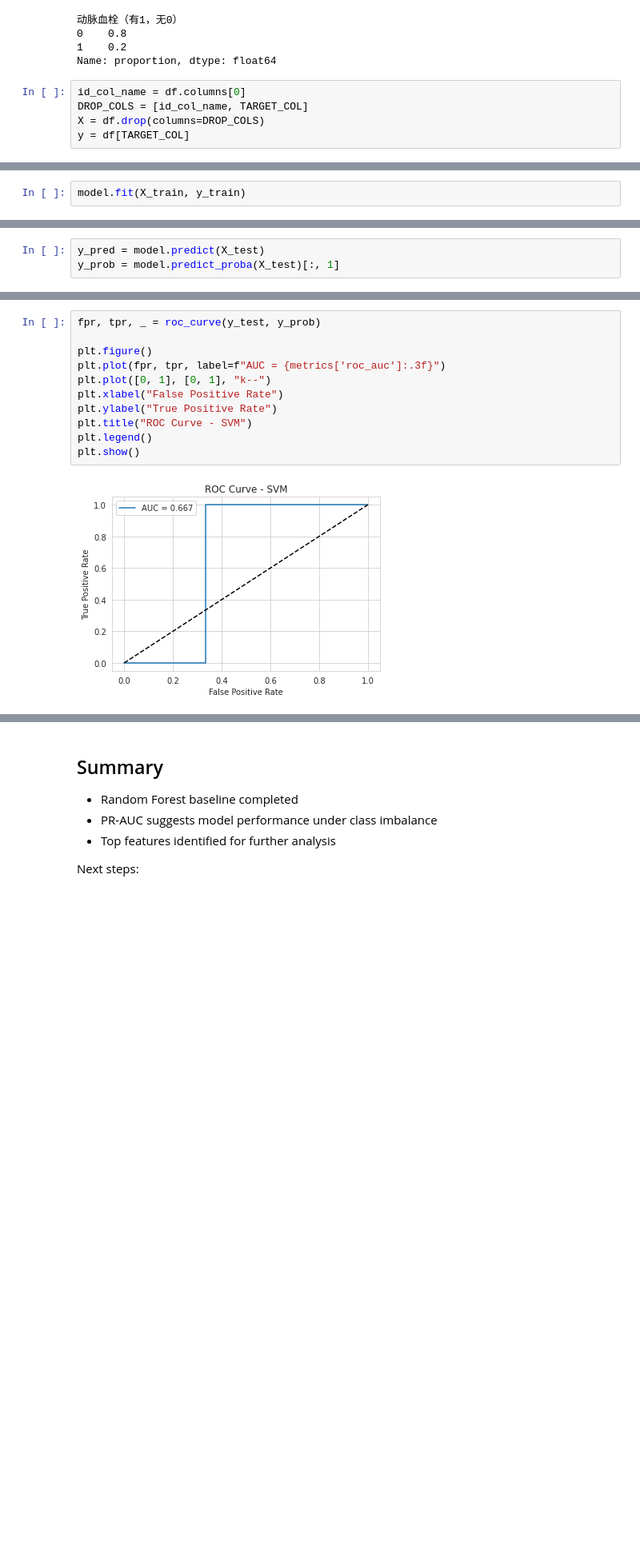
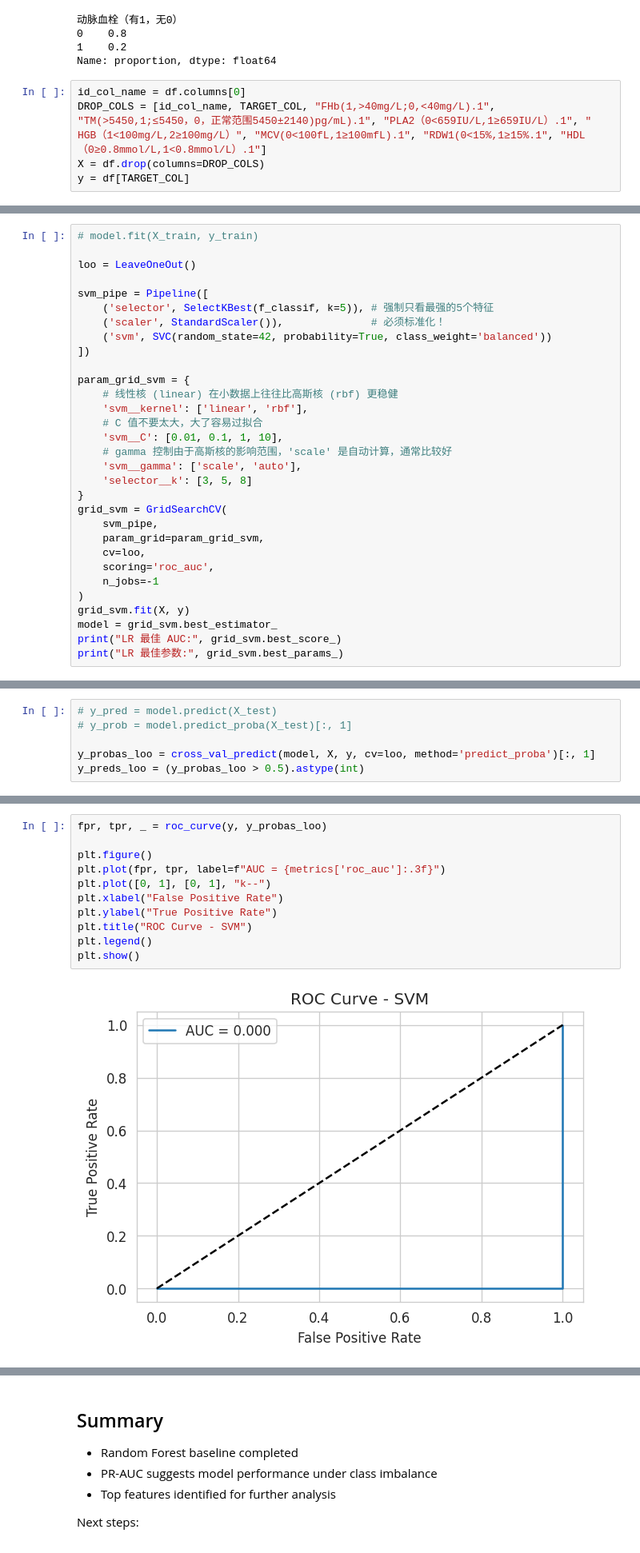
Before and after one commit to enoch321/PLT_Prediction, a Jupyter notebook: notebooks/SVM_3.ipynb, the cells around one changed output, grey strips where cells are left out. Shown at 80% size. Cells and saved outputs as stored; diff of their text form; blank space fills up the shorter version.

```diff
--- a/notebooks/SVM_3.ipynb
+++ b/notebooks/SVM_3.ipynb
@@ -90,7 +92,7 @@ memory usage: 9.1+ KB
 Name: proportion, dtype: float64
 # %%
 id_col_name = df.columns[0]
-DROP_COLS = [id_col_name, TARGET_COL]
+DROP_COLS = [id_col_name, TARGET_COL, "FHb(1,>40mg/L;0,<40mg/L).1", "TM(>5450,1;≤5450，0，正常范围5450±2140)pg/mL).1", "PLA2（0<659IU/L,1≥659IU/L）.1", " HGB（1<100mg/L,2≥100mg/L）", "MCV(0<100fL,1≥100mfL).1", "RDW1(0<15%,1≥15%.1", "HDL（0≥0.8mmol/L,1<0.8mmol/L）.1"]
 X = df.drop(columns=DROP_COLS)
 y = df[TARGET_COL]
 # %%
@@ -151,3 +150,32 @@ model = SVC(
 # %%
-model.fit(X_train, y_train)
+# model.fit(X_train, y_train)
+
+loo = LeaveOneOut()
+
+svm_pipe = Pipeline([
+    ('selector', SelectKBest(f_classif, k=5)), # 强制只看最强的5个特征
+    ('scaler', StandardScaler()),              # 必须标准化！
+    ('svm', SVC(random_state=42, probability=True, class_weight='balanced'))
+])
+
+param_grid_svm = {
+    # 线性核 (linear) 在小数据上往往比高斯核 (rbf) 更稳健
+    'svm__kernel': ['linear', 'rbf'],
+    # C 值不要太大，大了容易过拟合
+    'svm__C': [0.01, 0.1, 1, 10],
+    # gamma 控制由于高斯核的影响范围，'scale' 是自动计算，通常比较好
+    'svm__gamma': ['scale', 'auto'],
+    'selector__k': [3, 5, 8]
+}
+grid_svm = GridSearchCV(
+    svm_pipe,
+    param_grid=param_grid_svm,
+    cv=loo,
+    scoring='roc_auc',
+    n_jobs=-1
+)
+grid_svm.fit(X, y)
+model = grid_svm.best_estimator_
+print("LR 最佳 AUC:", grid_svm.best_score_)
+print("LR 最佳参数:", grid_svm.best_params_)
 # %% [output]
@@ -155,5 +218,8 @@ SVC(class_weight='balanced', probability=True, random_state=42)
 # %%
-y_pred = model.predict(X_test)
-y_prob = model.predict_proba(X_test)[:, 1]
+# y_pred = model.predict(X_test)
+# y_prob = model.predict_proba(X_test)[:, 1]
+
+y_probas_loo = cross_val_predict(model, X, y, cv=loo, method='predict_proba')[:, 1]
+y_preds_loo = (y_probas_loo > 0.5).astype(int)
 # %%
 metrics = {
@@ -173,14 +239,14 @@ metrics_df
 # %%
-fpr, tpr, _ = roc_curve(y_test, y_prob)
+fpr, tpr, _ = roc_curve(y, y_probas_loo)
 
 plt.figure()
 plt.plot(fpr, tpr, label=f"AUC = {metrics['roc_auc']:.3f}")
 plt.plot([0, 1], [0, 1], "k--")
 plt.xlabel("False Positive Rate")
 plt.ylabel("True Positive Rate")
 plt.title("ROC Curve - SVM")
 plt.legend()
 plt.show()
 # %% [output]
-[figure, old version]
+[figure, new version]
 # %%
```
Also changed, not shown: parts of 9 cells of this notebook, 18 other files.
